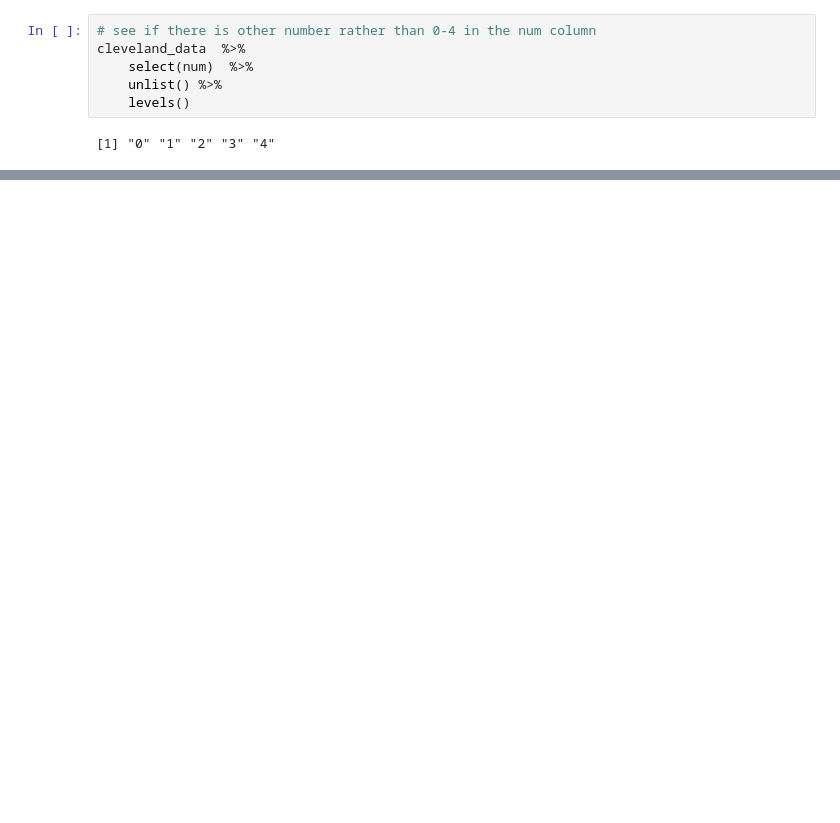
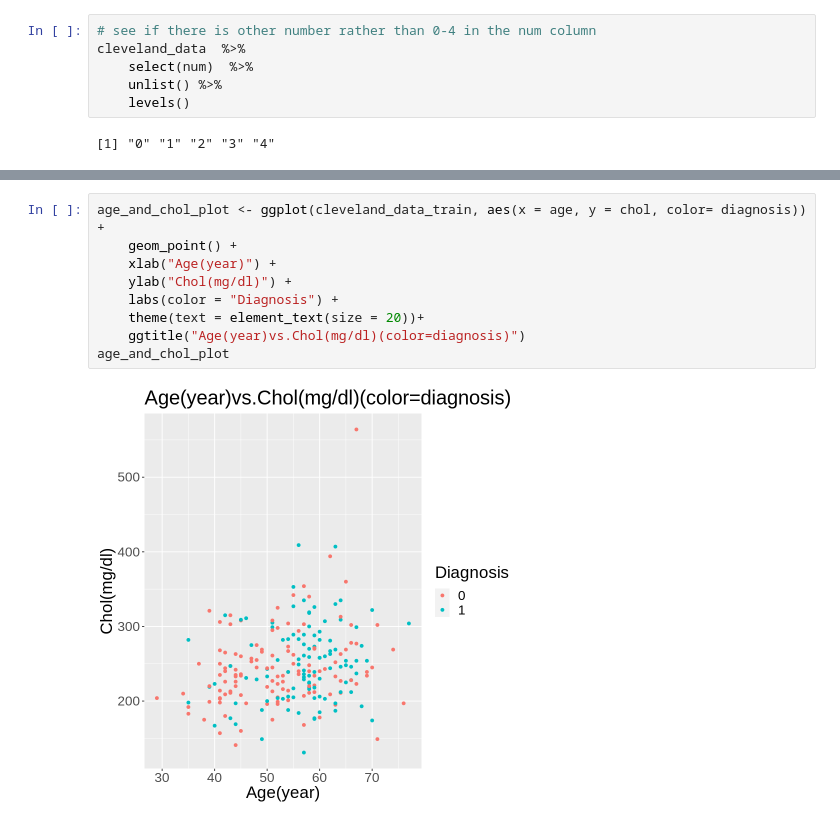
Before and after one commit to duffydu/dsci100-project, a Jupyter notebook: Heart_Disease.ipynb, the cells around one changed output, grey strips where cells are left out. Saved outputs shown, nothing was run; the diff lists cells and outputs as text; blank space fills up the shorter version.

```diff
--- a/Heart_Disease.ipynb
+++ b/Heart_Disease.ipynb
@@ -366,0 +227,11 @@ thalach vs. oldpeak  (color = num)
+# %%
+age_and_chol_plot <- ggplot(cleveland_data_train, aes(x = age, y = chol, color= diagnosis)) +
+    geom_point() +
+    xlab("Age(year)") +
+    ylab("Chol(mg/dl)") +
+    labs(color = "Diagnosis") +
+    theme(text = element_text(size = 20))+
+    ggtitle("Age(year)vs.Chol(mg/dl)(color=diagnosis)")
+age_and_chol_plot
+# %% [output]
+[figure, added]
```
Also changed, not shown: parts of 65 cells of this notebook, 1 other file.
